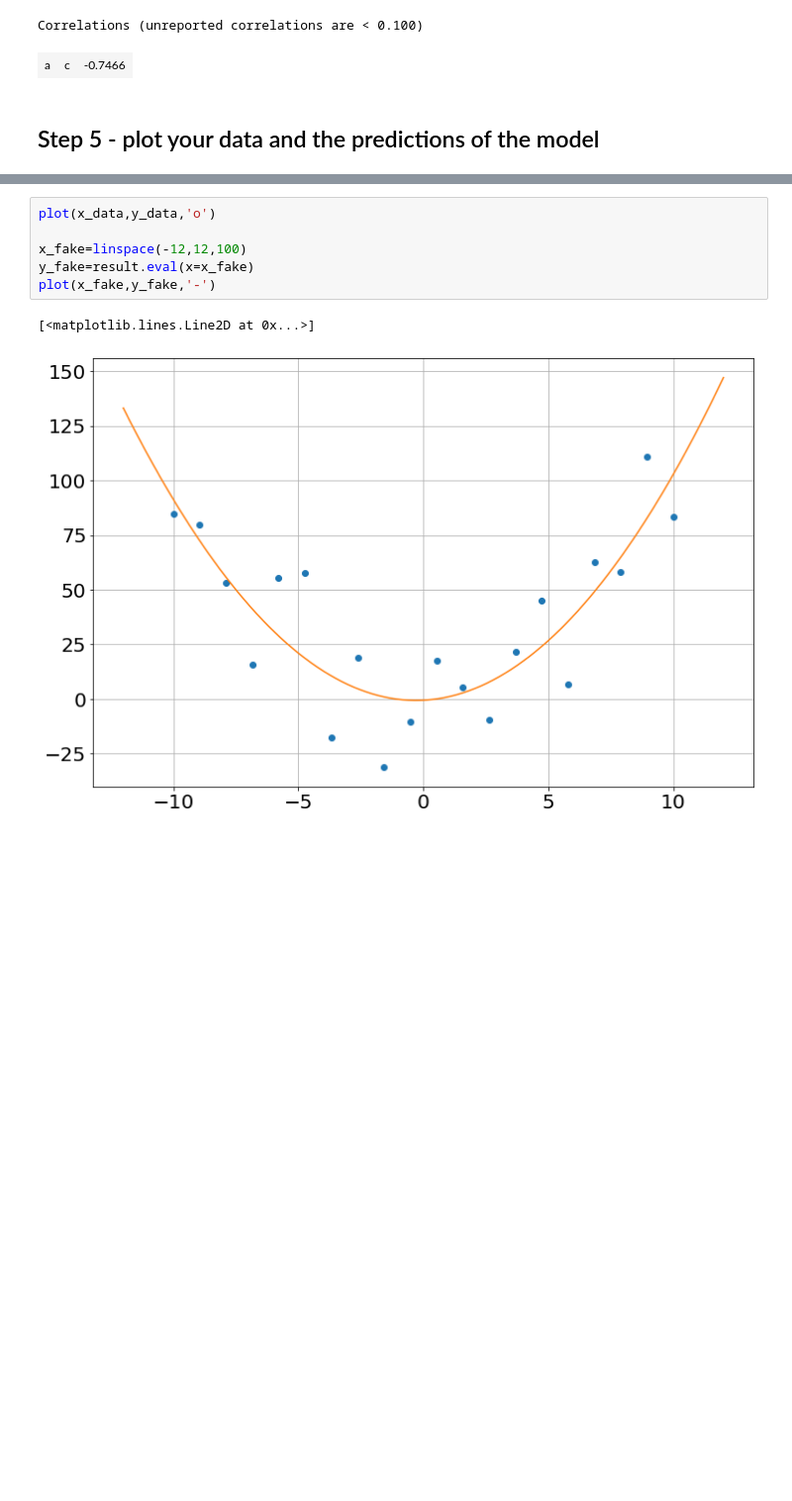
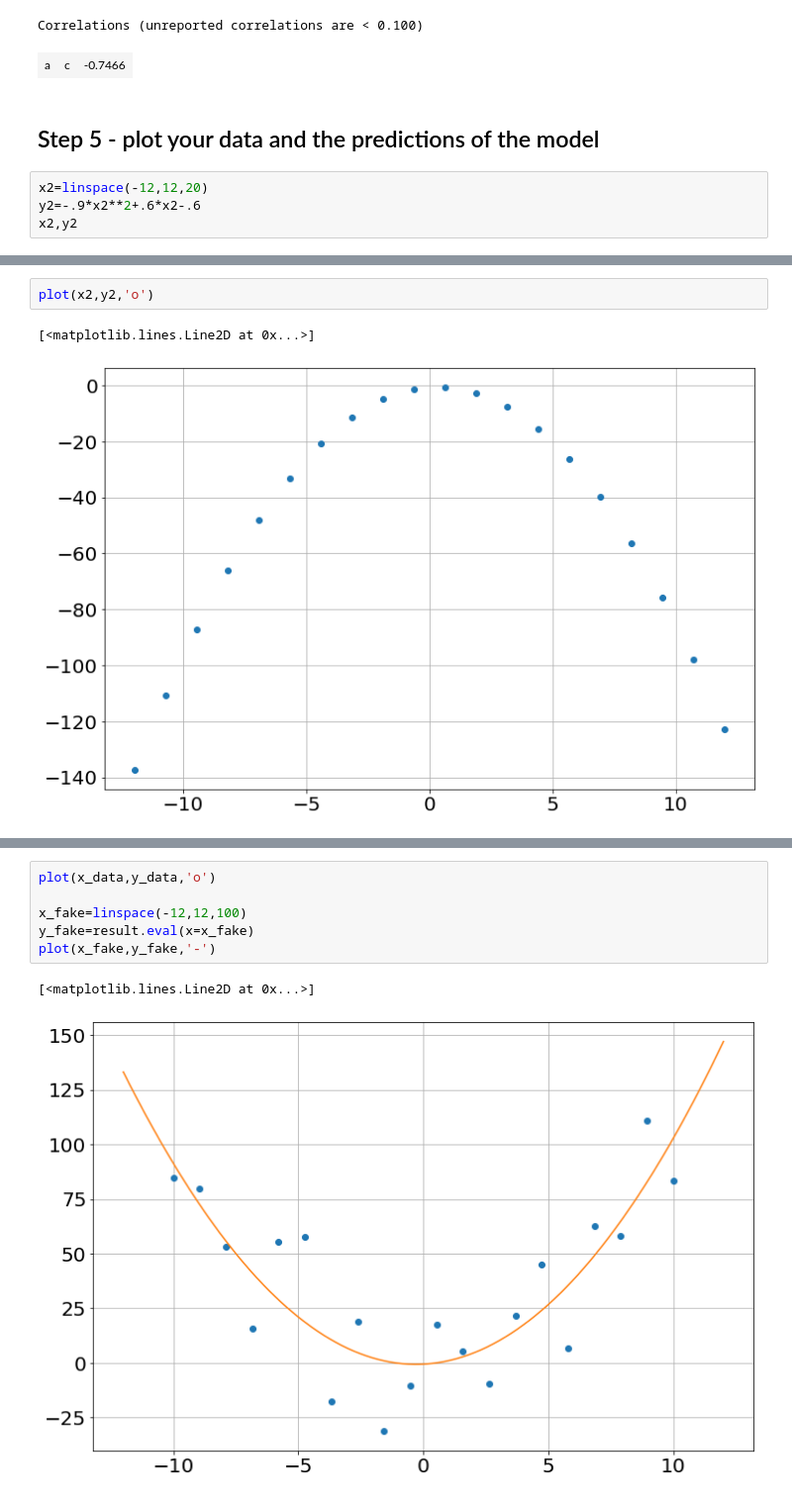
Before and after one commit to bblais/Computer-Programming-for-the-Sciences-Spring-2022, a Jupyter notebook: Sprint #3 - Parameter Fitting and Scientific Questions/2022-03-24 - fitting custom functions.ipynb, the cells around one changed output, grey strips where cells are left out. Shown: that part at 99% size. Saved outputs shown, nothing was run; the diff lists cells and outputs as text; blank space fills up the shorter version.

```diff
--- a/Sprint #3 - Parameter Fitting and Scientific Questions/2022-03-24 - fitting custom functions.ipynb
+++ b/Sprint #3 - Parameter Fitting and Scientific Questions/2022-03-24 - fitting custom functions.ipynb
@@ -78,3 +78,7 @@ Correlations (unreported correlations are < 0.100)
 | a | c | -0.7466 |
 # %% [markdown]
 ## Step 5 - plot your data and the predictions of the model
+# %%
+x2=linspace(-12,12,20)
+y2=-.9*x2**2+.6*x2-.6
+x2,y2
@@ -80,0 +96,5 @@ Correlations (unreported correlations are < 0.100)
+# %%
+plot(x2,y2,'o')
+# %% [output]
+[<matplotlib.lines.Line2D at 0x...>]
+[figure, added]
```
Also changed, not shown: parts of 3 cells of this notebook, 8 other files.
